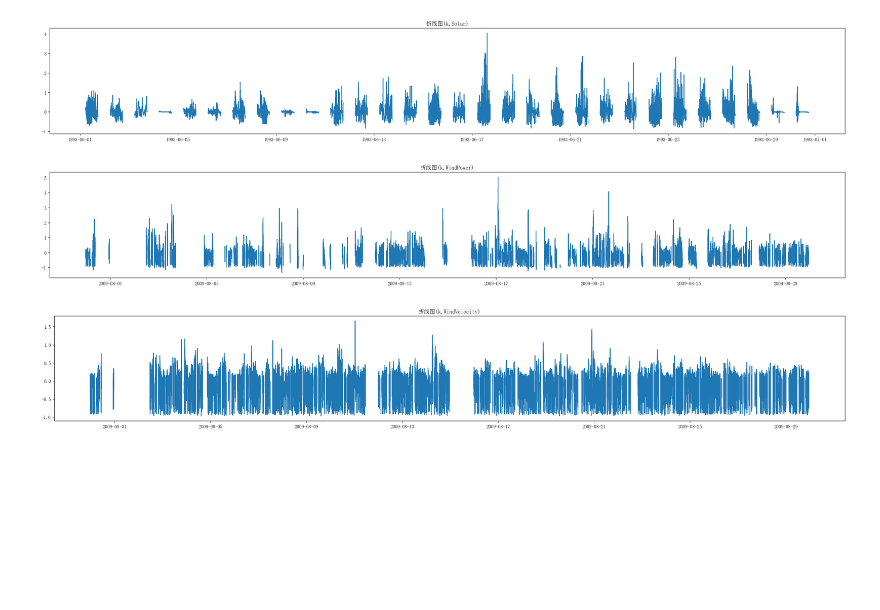
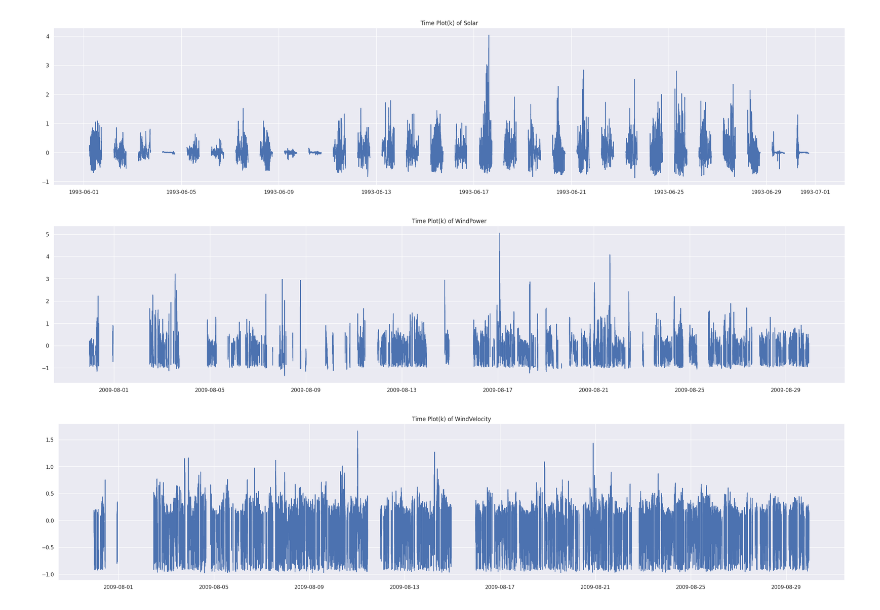
Before and after one commit to sicheng1806/ml-sicheng, a Jupyter notebook: notebook/数据可视化.ipynb, the cells around one changed output. Saved outputs shown, nothing was run; the diff lists cells and outputs as text; code cells hidden in the pictures; blank space fills up the shorter version.

```diff
--- a/notebook/数据可视化.ipynb
+++ b/notebook/数据可视化.ipynb
@@ -28,11 +15,16 @@ PLOT = False
+# %%
+from mylib.new_energy_plant import DataSet
+
+dfs = [ds.load_dataframe() for ds in DataSet]
+for df in dfs:
+    df.index = pd.to_datetime(df.index, unit="s")
+dfs_h = [df.resample("h").mean() for df in dfs]
+dfs_day = [df.resample("D").mean() for df in dfs]
 # %%
 # 折线图
-if PLOT:
-    for _T, _dfs in zip(["s", "h", "D"], [dfs, dfs_h, dfs_day]):
-        for ds, df in zip(DataSet, _dfs):
-            plot_hook(
-                lambda: plt.plot(df.loc[:, "value"]),
-                title=f"折线图({_T},{ds.name})",
-                **plot_kw,
-            )
+for _T, _dfs in zip(["s", "h", "D"], [dfs, dfs_h, dfs_day]):
+    for ds, df in zip(DataSet, _dfs):
+        plt.plot(df.loc[:, "value"])
+        plt.title(f"Time Plot({_T}) of {ds.name}")
+        post_plot(**post_params)
 # %% [output]
@@ -48,13 +40,16 @@ if PLOT:
 # %%
 # 波动幅度折线图
-if PLOT:
-    for ds, df in zip(DataSet, dfs):
-        ts = df.loc[:, "value"]
-        to_nan = 0  # if ds == DataSet.Solar else None
-        k = KTransformer(window=30 * 60, to_nan=to_nan).transform(ts)
-        plot_hook(lambda: plt.plot(k), title=f"折线图(k,{ds.name})", **plot_kw)
+from mylib.new_energy_plant import KTransformer
+
+for ds, df in zip(DataSet, dfs):
+    ts = df.loc[:, "value"]
+    to_nan = 0  # if ds == DataSet.Solar else None
+    k = KTransformer(window=30 * 60, to_nan=to_nan).transform(ts)
+    plt.plot(k)
+    plt.title(f"Time Plot(k) of {ds.name}")
+    post_plot(**post_params)
 # %% [output]
-[figure, old version]
+[figure, new version]
-[figure, old version]
+[figure, new version]
-[figure, old version]
+[figure, new version]
 # %%
```
Also changed, not shown: parts of 3 cells of this notebook, 54 other files.
